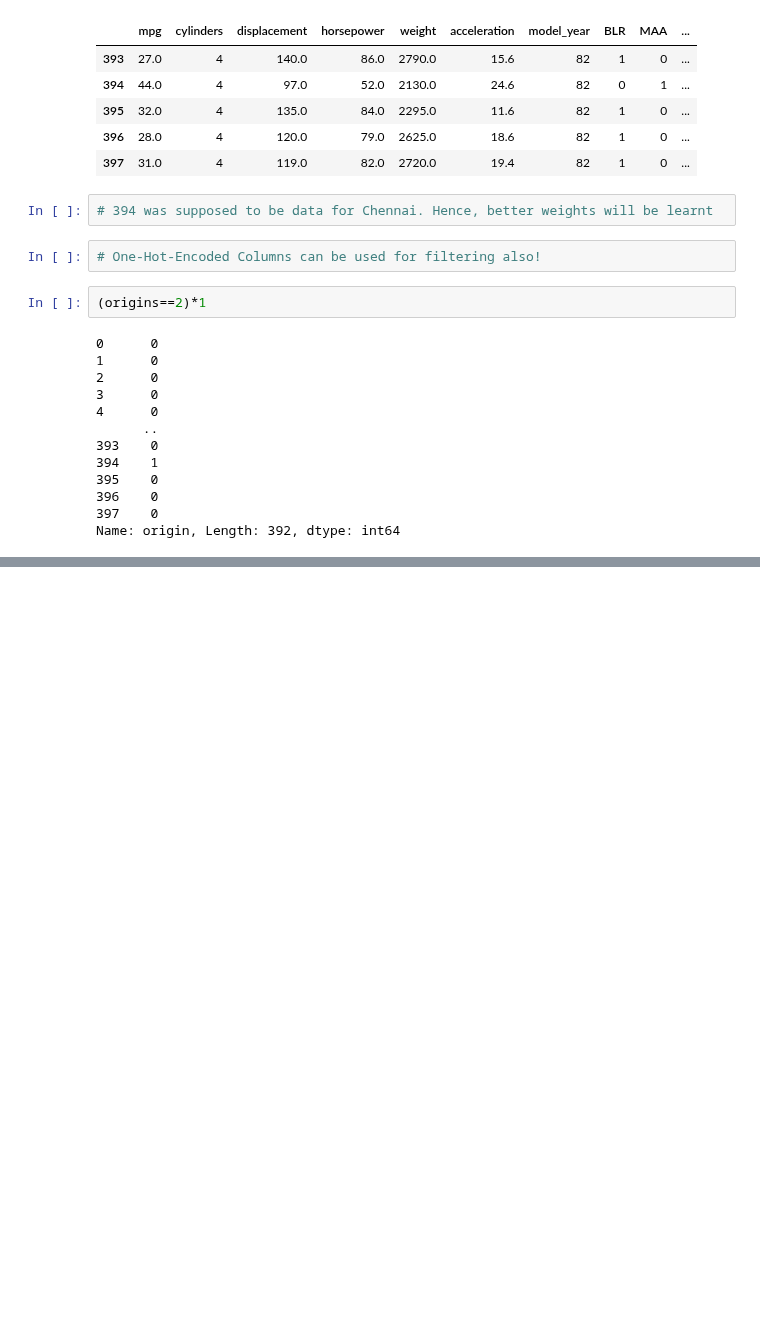
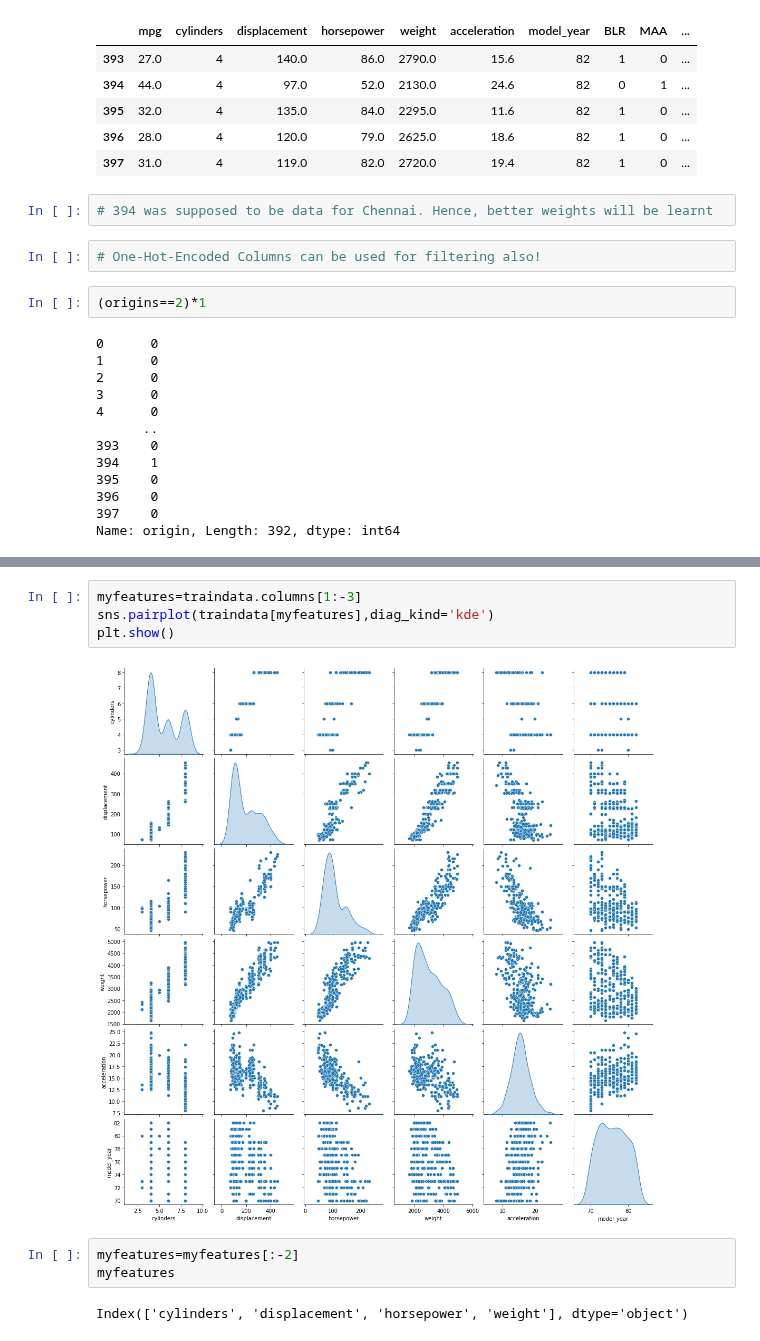
Before and after one commit to lellabhaskar/DataScience, a Jupyter notebook: 2/3p_Deep_Regression.ipynb, the cells around one changed output, grey strips where cells are left out. Saved outputs shown, nothing was run; the diff lists cells and outputs as text; blank space fills up the shorter version.

```diff
--- a/2/3p_Deep_Regression.ipynb
+++ b/2/3p_Deep_Regression.ipynb
@@ -238,0 +270,11 @@ Name: origin, Length: 392, dtype: int64
+# %%
+myfeatures=traindata.columns[1:-3]
+sns.pairplot(traindata[myfeatures],diag_kind='kde')
+plt.show()
+# %% [output]
+[figure, added]
+# %%
+myfeatures=myfeatures[:-2]
+myfeatures
+# %% [output]
+Index(['cylinders', 'displacement', 'horsepower', 'weight'], dtype='object')
```
Also changed, not shown: parts of 8 cells of this notebook.
